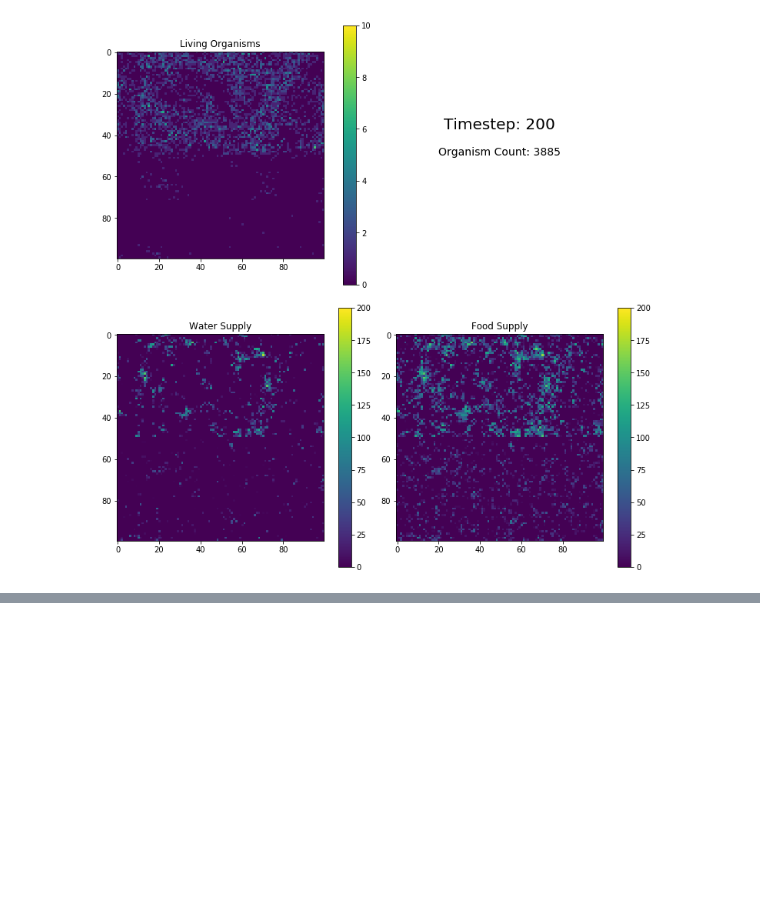
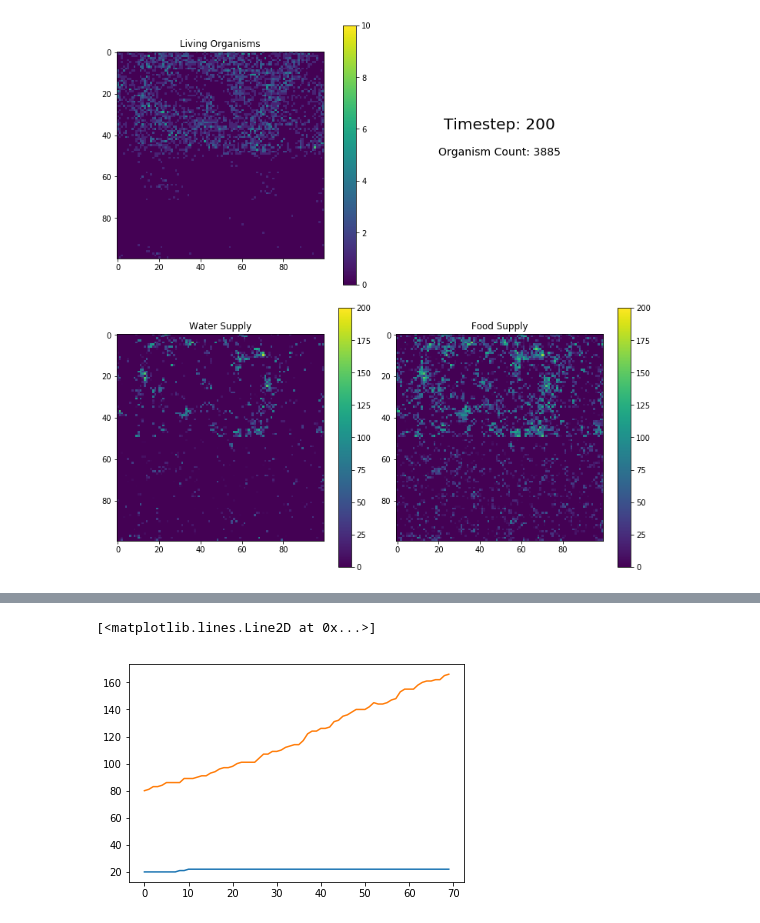
Before and after one commit to bbrzycki/flowerpot, a Jupyter notebook: jupyter-notebooks/Visualize_2D.ipynb, the cells around one changed output, grey strips where cells are left out. Drawn from its saved outputs; the diff is of its cells as text; code cells hidden in the pictures; blank space fills up the shorter version.

```diff
--- a/jupyter-notebooks/Visualize_2D.ipynb
+++ b/jupyter-notebooks/Visualize_2D.ipynb
@@ -575,0 +633,7 @@ imageio.mimsave('combined.gif', images, duration=0.1)
+# %%
+last = 70
+plt.plot(predators[0:last])
+plt.plot(prey[0:last])
+# %% [output]
+[<matplotlib.lines.Line2D at 0x...>]
+[figure, added]
```
Also changed, not shown: parts of 3 cells of this notebook, 1 other file.
